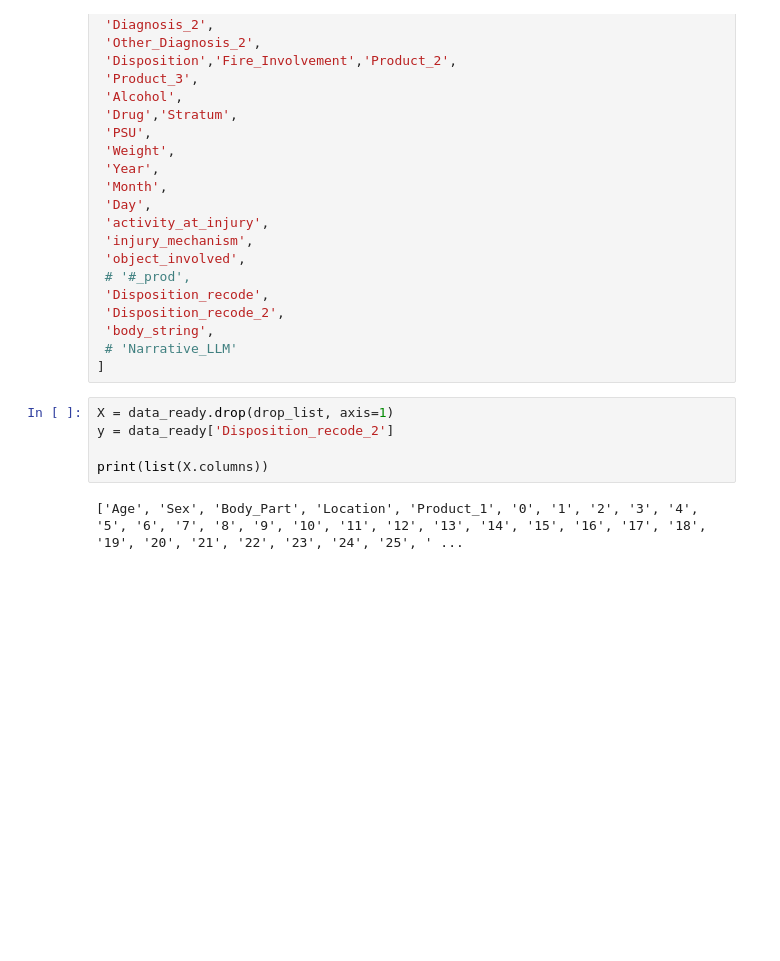
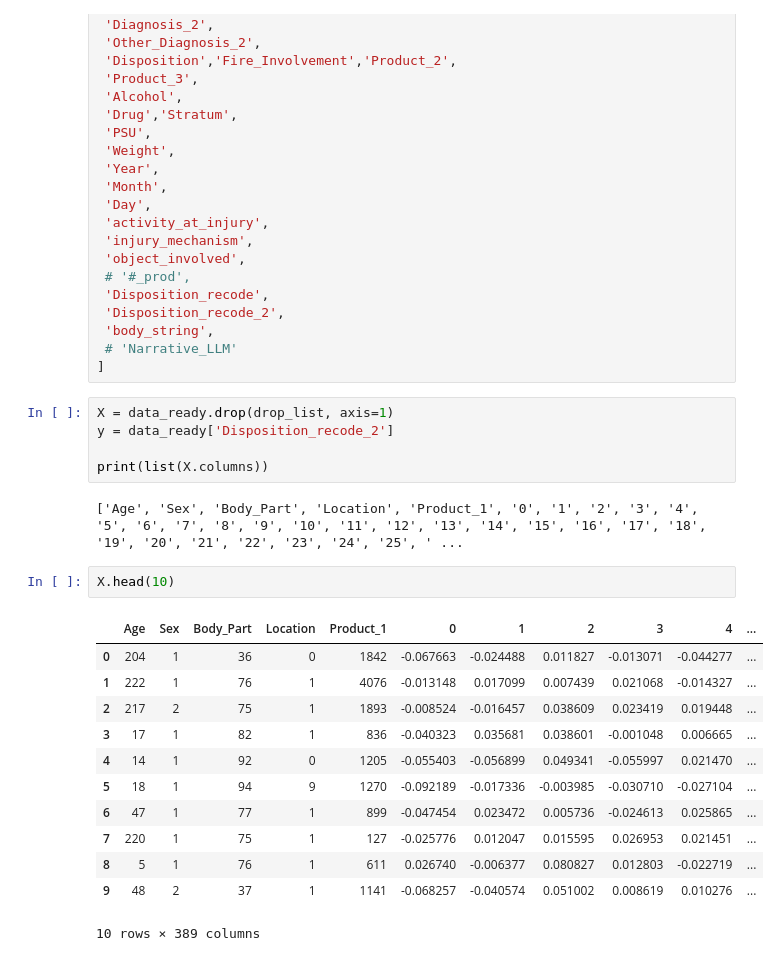
Before and after one commit to dva023/neiss-injury-analysis, a Jupyter notebook: notebooks/DVA_PROJECT_V4_Disposition_Clean-Eric-80-20-split.ipynb, the cells around one changed output. Saved outputs shown, nothing was run; the diff lists cells and outputs as text; blank space fills up the shorter version.

```diff
--- a/notebooks/DVA_PROJECT_V4_Disposition_Clean-Eric-Copy1.ipynb
+++ b/notebooks/DVA_PROJECT_V4_Disposition_Clean-Eric-80-20-split.ipynb
@@ -282,6 +286,21 @@ y = data_ready['Disposition_recode_2']
 print(list(X.columns))
 # %% [output]
 ['Age', 'Sex', 'Body_Part', 'Location', 'Product_1', '0', '1', '2', '3', '4', '5', '6', '7', '8', '9', '10', '11', '12', '13', '14', '15', '16', '17', '18', '19', '20', '21', '22', '23', '24', '25', ' ...
+# %%
+X.head(10)
+# %% [output]
+|  | Age | Sex | Body_Part | Location | Product_1 | 0 | 1 | 2 | 3 | 4 | ... |
+| 0 | 204 | 1 | 36 | 0 | 1842 | -0.067663 | -0.024488 | 0.011827 | -0.013071 | -0.044277 | ... |
+| 1 | 222 | 1 | 76 | 1 | 4076 | -0.013148 | 0.017099 | 0.007439 | 0.021068 | -0.014327 | ... |
+| 2 | 217 | 2 | 75 | 1 | 1893 | -0.008524 | -0.016457 | 0.038609 | 0.023419 | 0.019448 | ... |
+| 3 | 17 | 1 | 82 | 1 | 836 | -0.040323 | 0.035681 | 0.038601 | -0.001048 | 0.006665 | ... |
+| 4 | 14 | 1 | 92 | 0 | 1205 | -0.055403 | -0.056899 | 0.049341 | -0.055997 | 0.021470 | ... |
+| 5 | 18 | 1 | 94 | 9 | 1270 | -0.092189 | -0.017336 | -0.003985 | -0.030710 | -0.027104 | ... |
+| 6 | 47 | 1 | 77 | 1 | 899 | -0.047454 | 0.023472 | 0.005736 | -0.024613 | 0.025865 | ... |
+| 7 | 220 | 1 | 75 | 1 | 127 | -0.025776 | 0.012047 | 0.015595 | 0.026953 | 0.021451 | ... |
+| 8 | 5 | 1 | 76 | 1 | 611 | 0.026740 | -0.006377 | 0.080827 | 0.012803 | -0.022719 | ... |
+| 9 | 48 | 2 | 37 | 1 | 1141 | -0.068257 | -0.040574 | 0.051002 | 0.008619 | 0.010276 | ... |
+10 rows × 389 columns
 # %%
 from sklearn.metrics import f1_score, classification_report, accuracy_score, roc_auc_score
 from scipy.stats import mode
```
Also changed, not shown: parts of 10 cells of this notebook, 4 other files.
